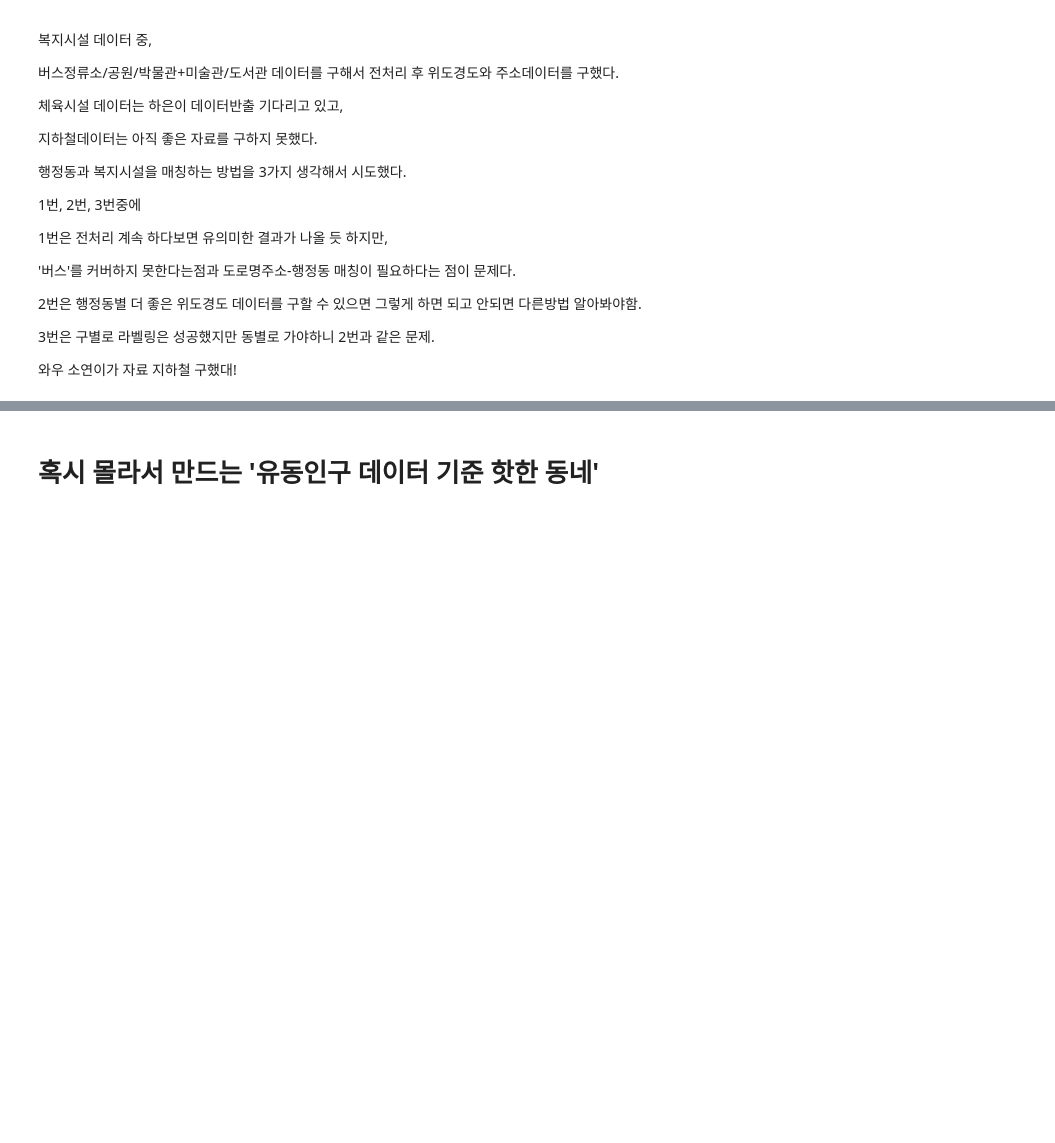
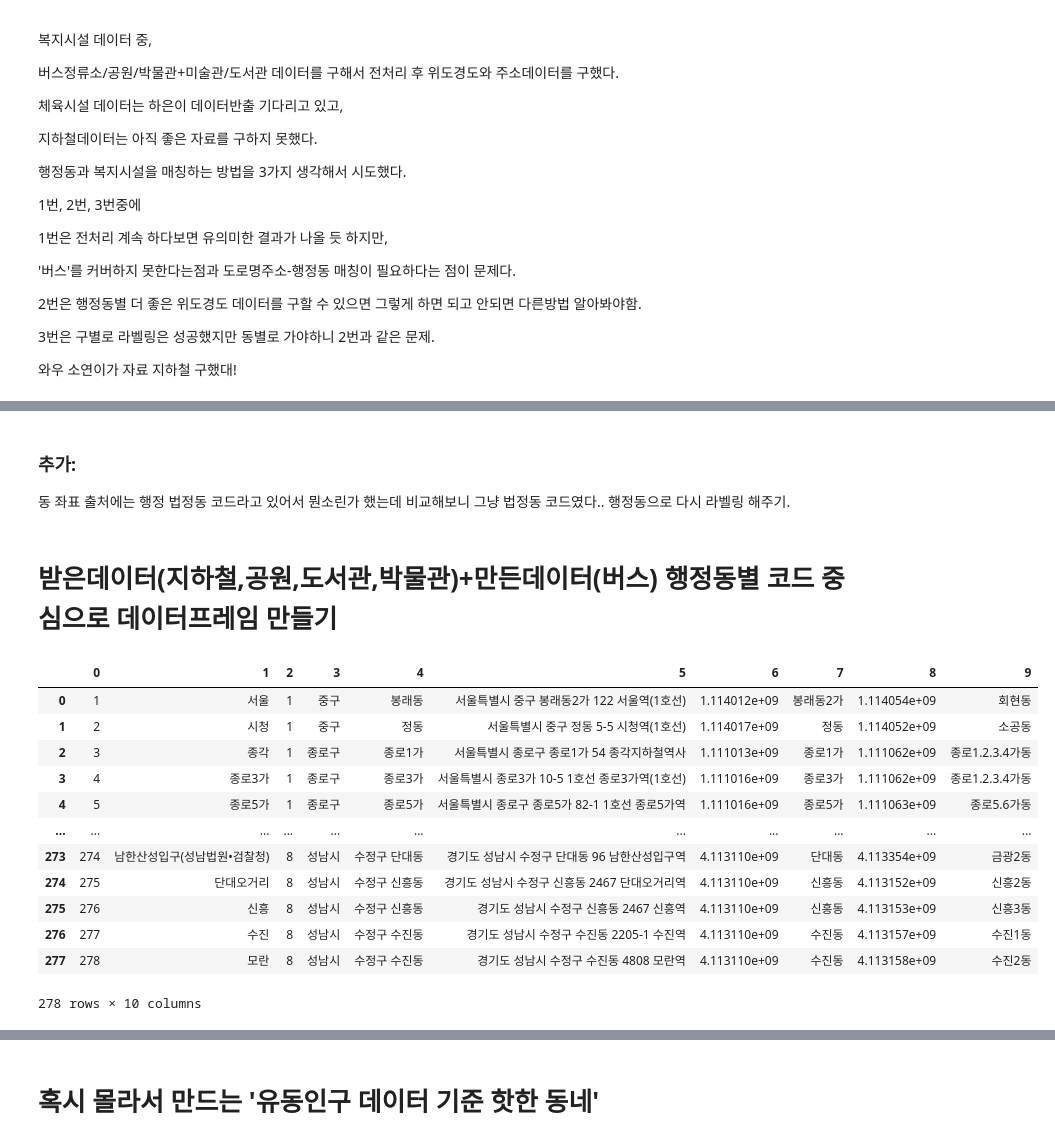
Before and after one commit to gyuholee94/seoul_contest, a Jupyter notebook: Gyuho.ipynb, the cells around one changed output, grey strips where cells are left out. Drawn from its saved outputs; the diff is of its cells as text; code cells hidden in the pictures; blank space fills up the shorter version.

```diff
--- a/Gyuho.ipynb
+++ b/Gyuho.ipynb
@@ -1131,3 +1381,30 @@ lib_map.groupby(['구']).count()
+# %% [markdown]
+### 추가:
+동 좌표 출처에는 행정 법정동 코드라고 있어서 뭔소린가 했는데 비교해보니 그냥 법정동 코드였다..
+행정동으로 다시 라벨링 해주기.
 # %%
 # with open('./지하철 승차데이터_규호.pkl','rb') as up:
 #     train_up = pickle.load(up)
+# %% [markdown]
+# 받은데이터(지하철,공원,도서관,박물관)+만든데이터(버스) 행정동별 코드 중심으로 데이터프레임 만들기
+# %%
+subway_dong = pd.read_csv(r'C:\Users\이규호\NLP\github\seoul_contest\S9S동매칭/지하철.csv',encoding='utf-8',header=None)
+park_dong = pd.read_csv(r'C:\Users\이규호\NLP\github\seoul_contest\S9S동매칭/공원.csv',encoding='utf-8',header=None)
+museum_dong = pd.read_csv(r'C:\Users\이규호\NLP\github\seoul_contest\S9S동매칭/박물관.csv',encoding='utf-8',header=None)
+library_dong = pd.read_csv(r'C:\Users\이규호\NLP\github\seoul_contest\S9S동매칭/도서관.csv',encoding='utf-8',header=None)
+# %%
+subway_dong
+# %% [output]
+|  | 0 | 1 | 2 | 3 | 4 | 5 | 6 | 7 | 8 | 9 |
+| 0 | 1 | 서울 | 1 | 중구 | 봉래동 | 서울특별시 중구 봉래동2가 122 서울역(1호선) | 1.114012e+09 | 봉래동2가 | 1.114054e+09 | 회현동 |
+| 1 | 2 | 시청 | 1 | 중구 | 정동 | 서울특별시 중구 정동 5-5 시청역(1호선) | 1.114017e+09 | 정동 | 1.114052e+09 | 소공동 |
+| 2 | 3 | 종각 | 1 | 종로구 | 종로1가 | 서울특별시 종로구 종로1가 54 종각지하철역사 | 1.111013e+09 | 종로1가 | 1.111062e+09 | 종로1.2.3.4가동 |
+| 3 | 4 | 종로3가 | 1 | 종로구 | 종로3가 | 서울특별시 종로3가 10-5 1호선 종로3가역(1호선) | 1.111016e+09 | 종로3가 | 1.111062e+09 | 종로1.2.3.4가동 |
+| 4 | 5 | 종로5가 | 1 | 종로구 | 종로5가 | 서울특별시 종로구 종로5가 82-1 1호선 종로5가역 | 1.111016e+09 | 종로5가 | 1.111063e+09 | 종로5.6가동 |
+| ... | ... | ... | ... | ... | ... | ... | ... | ... | ... | ... |
+| 273 | 274 | 남한산성입구(성남법원•검찰청) | 8 | 성남시 | 수정구 단대동 | 경기도 성남시 수정구 단대동 96 남한산성입구역 | 4.113110e+09 | 단대동 | 4.113354e+09 | 금광2동 |
+| 274 | 275 | 단대오거리 | 8 | 성남시 | 수정구 신흥동 | 경기도 성남시 수정구 신흥동 2467 단대오거리역 | 4.113110e+09 | 신흥동 | 4.113152e+09 | 신흥2동 |
+| 275 | 276 | 신흥 | 8 | 성남시 | 수정구 신흥동 | 경기도 성남시 수정구 신흥동 2467 신흥역 | 4.113110e+09 | 신흥동 | 4.113153e+09 | 신흥3동 |
+| 276 | 277 | 수진 | 8 | 성남시 | 수정구 수진동 | 경기도 성남시 수정구 수진동 2205-1 수진역 | 4.113110e+09 | 수진동 | 4.113157e+09 | 수진1동 |
+| 277 | 278 | 모란 | 8 | 성남시 | 수정구 수진동 | 경기도 성남시 수정구 수진동 4808 모란역 | 4.113110e+09 | 수진동 | 4.113158e+09 | 수진2동 |
+278 rows × 10 columns
```
Also changed, not shown: parts of 71 cells of this notebook, 12 other files.
